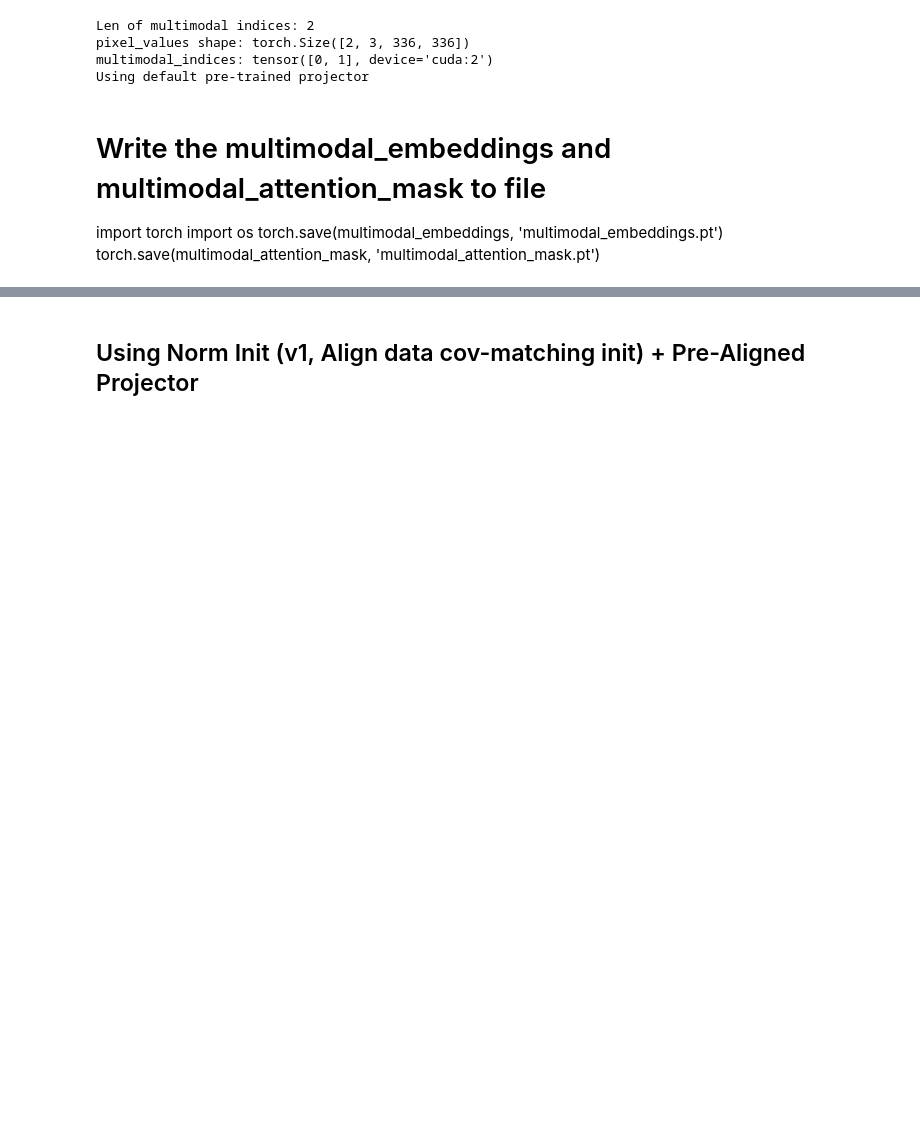
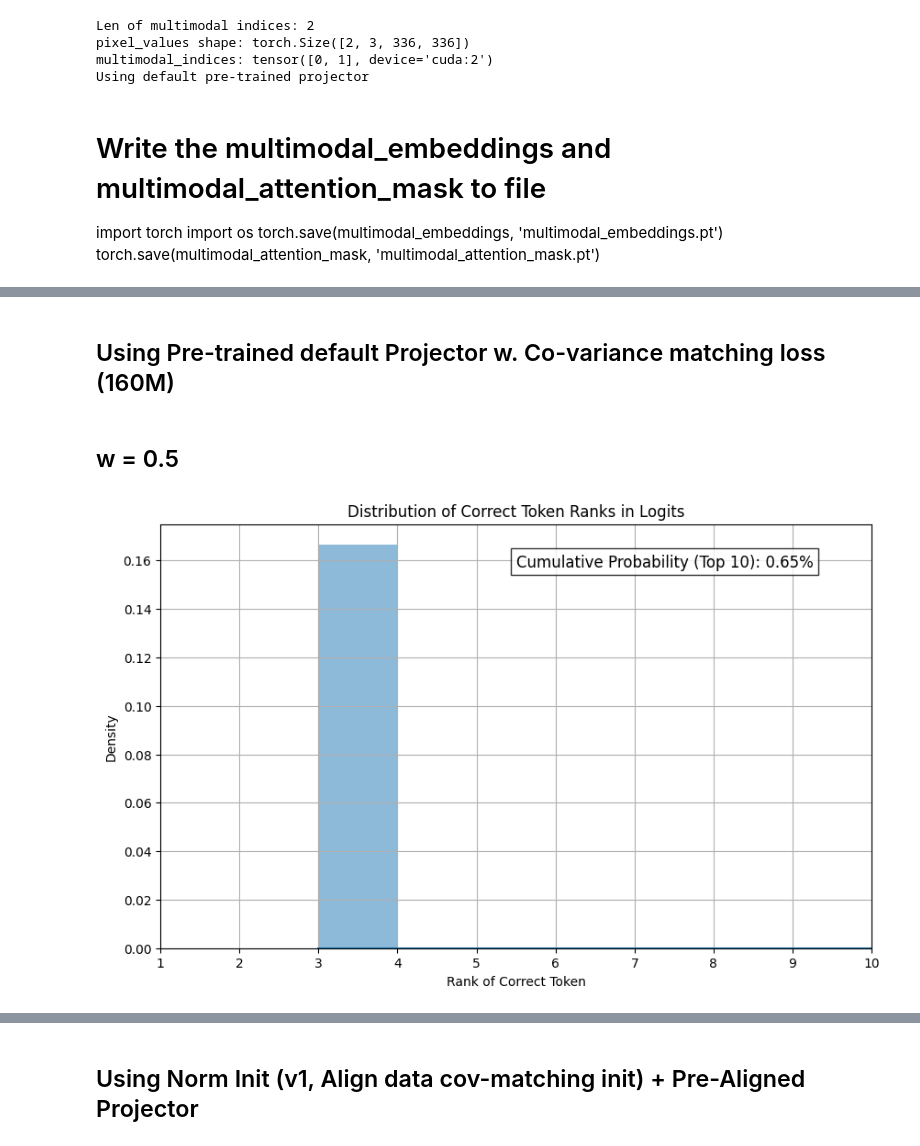
Before and after one commit to shikhar-srivastava/vlm-evaluation, a Jupyter notebook: analyze_vl_injection_corrected_forward.ipynb, the cells around one changed output, grey strips where cells are left out. Cells and saved outputs as stored; diff of their text form; code cells hidden in the pictures; blank space fills up the shorter version.

```diff
--- a/analyze_vl_injection_corrected_forward.ipynb
+++ b/analyze_vl_injection_corrected_forward.ipynb
@@ -10,13 +10,15 @@ from vlm_eval.models import load_vlm
 from vlm_eval.overwatch import initialize_overwatch
 from vlm_eval.tasks import get_task_runner
 
-RUN_DIR = '/home/aac/ssrivas9/prismatic-vlms/runs/reproduction-align-pythia+1b-default-mi300x'
-#'/home/aac/ssrivas9/prismatic-vlms/runs/stage-final-llava-v15-pythia+1b'
-# '/home/aac/ssrivas9/prismatic-vlms/runs/reproduction-align-pythia+1b-projector_init_linear_ledoitwolf_v1_1000'
-#'/home/aac/ssrivas9/prismatic-vlms/runs/stage-final-llava-v15-pythia+2p8b'
+RUN_DIR = "/localdisk/ssrivas9/prismatic-vlms/runs/reproduction-align-pythia+160m-align-weight_0.5"
+# '/localdisk/ssrivas9/prismatic-vlms/runs/reproduction-align-pythia+1b-scaled_patch'
+#'/localdisk/ssrivas9/prismatic-vlms/runs/stage-final-llava-v15-pythia+1b'
+# '/localdisk/ssrivas9/prismatic-vlms/runs/reproduction-align-pythia+1b-projector_init_linear_ledoitwolf_v1_1000'
+#'/localdisk/ssrivas9/prismatic-vlms/runs/stage-final-llava-v15-pythia+2p8b'
 hf_token = None
-device = "cuda"
-stage = "align"
-batch_size = 16
+device = "cuda:2"
+stage = "finetune"
+scaling_patch_embeddings = False
+batch_size = 2
 vlm = load_vlm('prismatic', 'prism-clip+7b', RUN_DIR, hf_token=hf_token, device = device)
 # %% [output]
@@ -927,6 +932,20 @@ os.environ["TORCH_USE_CUDA_DSA"] = "1"
 print(f"CUDA_LAUNCH_BLOCKING is set to: {os.environ.get('CUDA_LAUNCH_BLOCKING')}")
 # %% [output]
 CUDA_LAUNCH_BLOCKING is set to: 1
+# %%
+def scale_by_inv_sqrt(x: torch.Tensor) -> torch.Tensor:
+    """
+    Scales the input tensor by 1 / sqrt(d), where d is the size of the last dimension.
+    Args:
+        x (torch.Tensor): Input tensor with shape [..., d].
+    Returns:
+        torch.Tensor: Scaled tensor with the same shape as x.
+    """
+    # Get the size of the last dimension (d)
+    d = torch.tensor(x.size(-1), dtype=x.dtype)
+    # Compute the scaling factor as 1 / sqrt(d) using torch.sqrt
+    scaling_factor = 1 / torch.sqrt(d)
+    return x * scaling_factor
 # %%
 import torch
 # # None, 'without_init','norm_reg', 'norm', 'norm_reg_largebatch', 'norm_reg_ledoitwolf_largebatch', 'norm_reg_ledoitwolf_largebatch_mean'
@@ -1035,6 +1054,8 @@ with torch.autocast("cuda", dtype=torch.float32):
                 patch_features = vlm.model.vision_backbone({k: pixel_values[k][multimodal_indices] for k in pixel_values})
             else:
                 patch_features = vlm.model.vision_backbone(pixel_values[multimodal_indices])
+        if scaling_patch_embeddings:
+            patch_features = scale_by_inv_sqrt(patch_features)
 
         # Project visual features
         projector = vlm.model.projector
@@ -1272,0 +1294,8 @@ def plot_correct_token_rank_distribution(output, fused_labels, top_n=10):
+# %% [markdown]
+## Using Pre-trained default Projector w. Co-variance matching loss (160M)
+# %% [markdown]
+## w = 0.5
+# %%
+plot_correct_token_rank_distribution(output, fused_labels, top_n=10)
+# %% [output]
+[figure, added]
```
Also changed, not shown: parts of 24 cells of this notebook, 1 other file.
